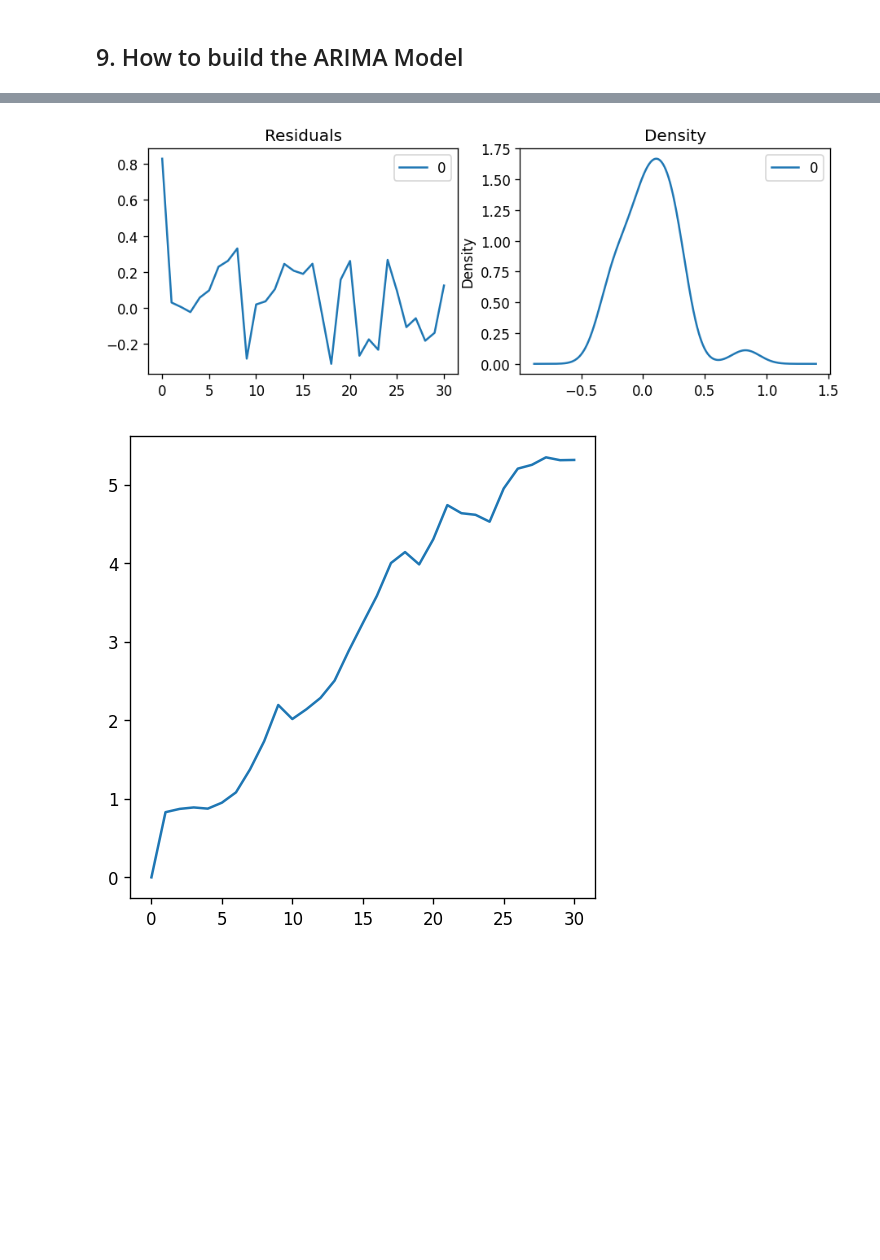
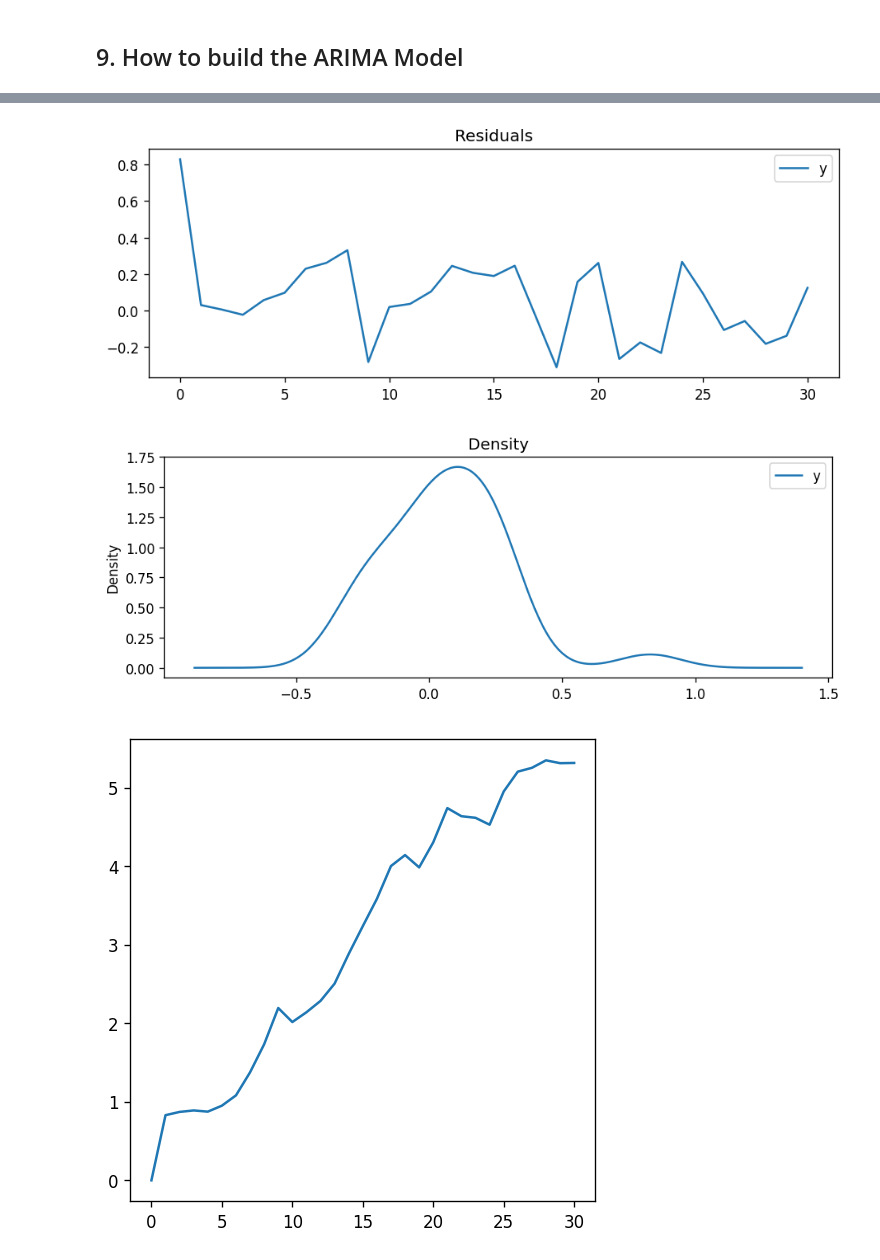
Before and after one commit to mjgrav2001/PredictiveAnalytics, a Jupyter notebook: Week3/ARIMA_Model.ipynb, the cells around one changed output, grey strips where cells are left out. Drawn from its saved outputs; the diff is of its cells as text; code cells hidden in the pictures; blank space fills up the shorter version.

```diff
--- a/Week3/ARIMA_Model.ipynb
+++ b/Week3/ARIMA_Model.ipynb
@@ -217,12 +243,18 @@ Warnings:
 # %%
 # Plot residual errors
 residuals = pd.DataFrame(model_fit.resid)
-fig, ax = plt.subplots(1,2)
-residuals.plot(title="Residuals", ax=ax[0])
-residuals.plot(kind='kde', title='Density', ax=ax[1])
+# residuals.reset_index(inplace=True)
+residuals.rename(columns={0: 'y'}, inplace=True)
+
+fig, ax = plt.subplots(1,1)
+residuals.plot(title="Residuals", ax=ax)
+
+fig, ax = plt.subplots(1,1)
+residuals.plot(kind='kde', title='Density', ax=ax)
 plt.show()
 # %% [output]
-[figure, old version]
+[figure, new version]
+[figure, added]
 # %%
 # Actual vs Fitted
 fig,ax = plt.subplots(figsize=(5,5))
```
Also changed, not shown: parts of 18 cells of this notebook, 2 other files.
